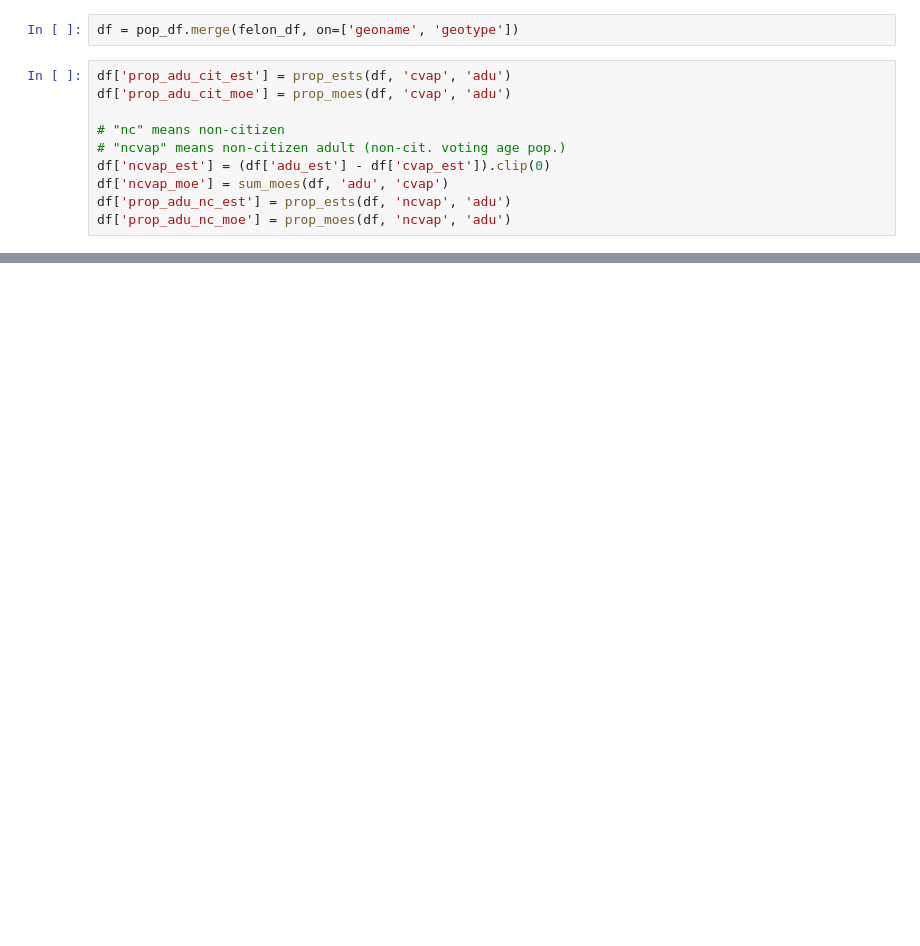
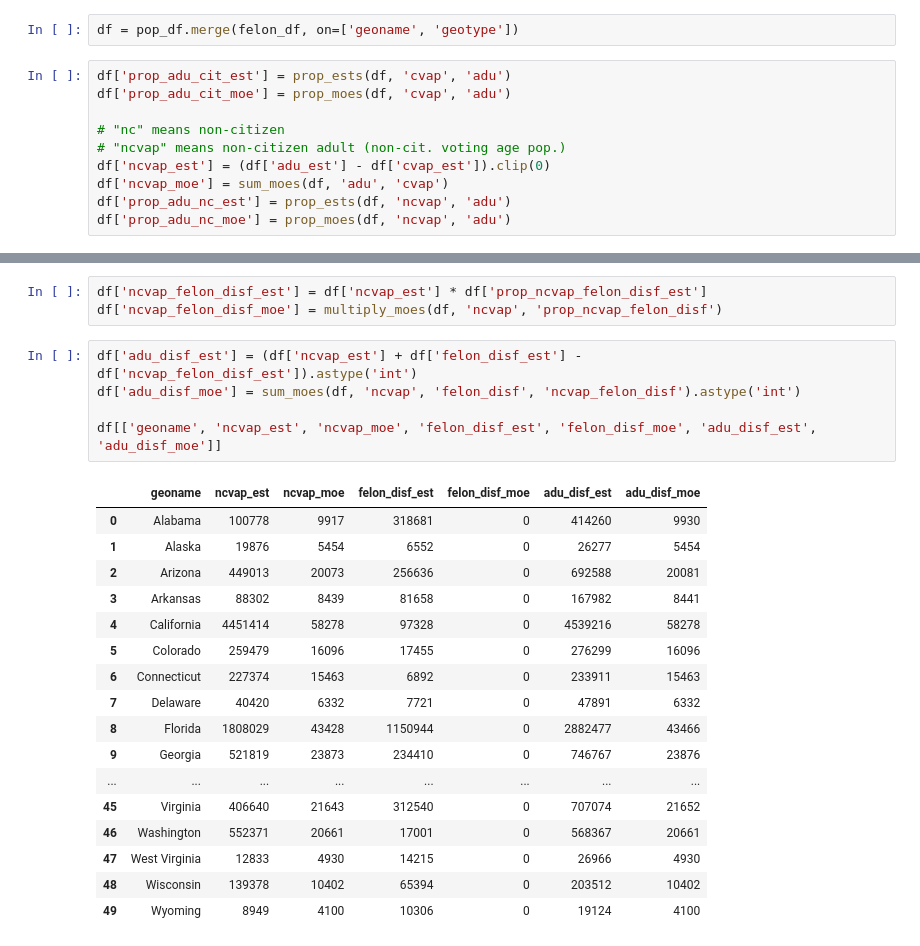
Before and after one commit to ic-institute/democracy-deserts, a Jupyter notebook: notebooks/build-state-data.ipynb, the cells around one changed output, grey strips where cells are left out. Saved outputs shown, nothing was run; the diff lists cells and outputs as text; blank space fills up the shorter version.

```diff
--- a/notebooks/build-state-data.ipynb
+++ b/notebooks/build-state-data.ipynb
@@ -101,0 +132,26 @@ df.sort_values('prop_adu_disf_est')[['geoname', 'prop_adu_nc_est', 'prop_adu_fel
+# %%
+df['ncvap_felon_disf_est'] = df['ncvap_est'] * df['prop_ncvap_felon_disf_est']
+df['ncvap_felon_disf_moe'] = multiply_moes(df, 'ncvap', 'prop_ncvap_felon_disf')
+# %%
+df['adu_disf_est'] = (df['ncvap_est'] + df['felon_disf_est'] - df['ncvap_felon_disf_est']).astype('int')
+df['adu_disf_moe'] = sum_moes(df, 'ncvap', 'felon_disf', 'ncvap_felon_disf').astype('int')
+
+df[['geoname', 'ncvap_est', 'ncvap_moe', 'felon_disf_est', 'felon_disf_moe', 'adu_disf_est', 'adu_disf_moe']]
+# %% [output]
+|  | geoname | ncvap_est | ncvap_moe | felon_disf_est | felon_disf_moe | adu_disf_est | adu_disf_moe |
+| 0 | Alabama | 100778 | 9917 | 318681 | 0 | 414260 | 9930 |
+| 1 | Alaska | 19876 | 5454 | 6552 | 0 | 26277 | 5454 |
+| 2 | Arizona | 449013 | 20073 | 256636 | 0 | 692588 | 20081 |
+| 3 | Arkansas | 88302 | 8439 | 81658 | 0 | 167982 | 8441 |
+| 4 | California | 4451414 | 58278 | 97328 | 0 | 4539216 | 58278 |
+| 5 | Colorado | 259479 | 16096 | 17455 | 0 | 276299 | 16096 |
+| 6 | Connecticut | 227374 | 15463 | 6892 | 0 | 233911 | 15463 |
+| 7 | Delaware | 40420 | 6332 | 7721 | 0 | 47891 | 6332 |
+| 8 | Florida | 1808029 | 43428 | 1150944 | 0 | 2882477 | 43466 |
+| 9 | Georgia | 521819 | 23873 | 234410 | 0 | 746767 | 23876 |
+| ... | ... | ... | ... | ... | ... | ... | ... |
+| 45 | Virginia | 406640 | 21643 | 312540 | 0 | 707074 | 21652 |
+| 46 | Washington | 552371 | 20661 | 17001 | 0 | 568367 | 20661 |
+| 47 | West Virginia | 12833 | 4930 | 14215 | 0 | 26966 | 4930 |
+| 48 | Wisconsin | 139378 | 10402 | 65394 | 0 | 203512 | 10402 |
+| 49 | Wyoming | 8949 | 4100 | 10306 | 0 | 19124 | 4100 |
```
Also changed, not shown: parts of 8 cells of this notebook, 2 other files.
